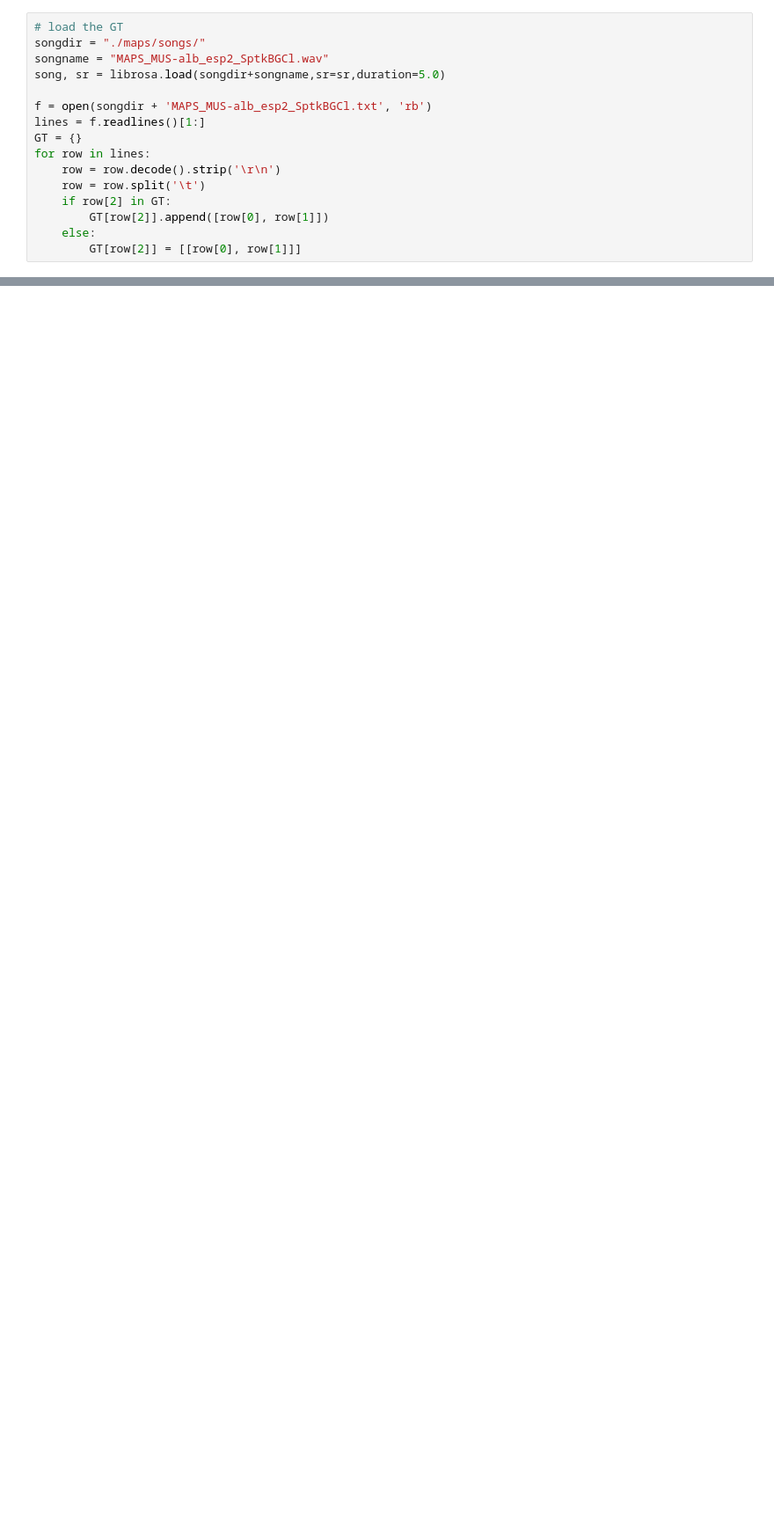
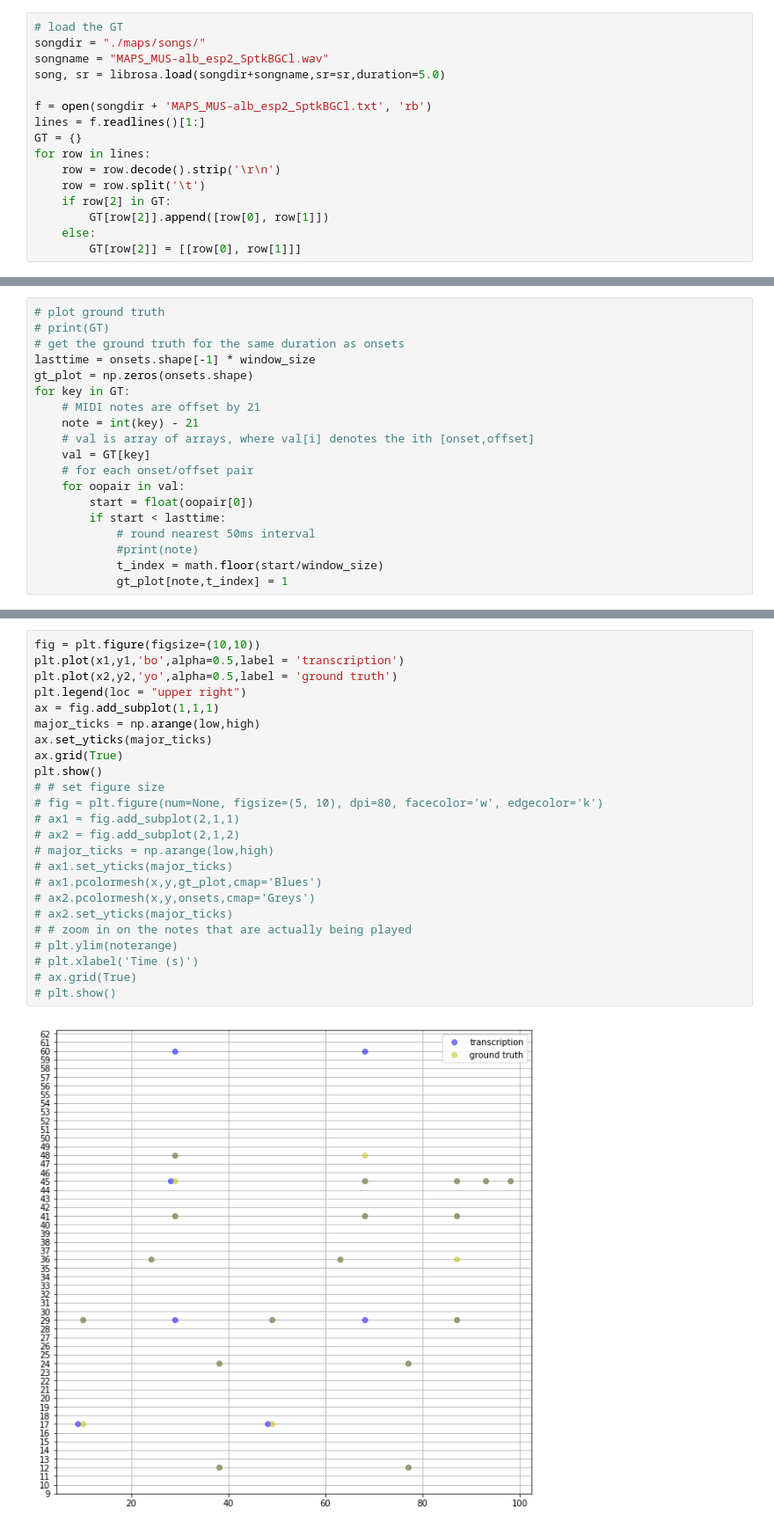
Before and after one commit to conwayzhu/autoscribe, a Jupyter notebook: maps_polyphonic_esp2.ipynb, the cells around one changed output, grey strips where cells are left out. Shown: that part at 88% size. Cells and saved outputs as stored; diff of their text form; blank space fills up the shorter version.

Commit message:
plot overlay

```diff
--- a/maps_polyphonic_esp2.ipynb
+++ b/maps_polyphonic_esp2.ipynb
@@ -169 +148,20 @@ Correct percentage is: 0.8666666666666667
+# %%
+# plot ground truth
+# print(GT)
+# get the ground truth for the same duration as onsets
+lasttime = onsets.shape[-1] * window_size
+gt_plot = np.zeros(onsets.shape)
+for key in GT:
+    # MIDI notes are offset by 21
+    note = int(key) - 21
+    # val is array of arrays, where val[i] denotes the ith [onset,offset]
+    val = GT[key]
+    # for each onset/offset pair
+    for oopair in val:
+        start = float(oopair[0])
+        if start < lasttime:
+            # round nearest 50ms interval
+            #print(note)
+            t_index = math.floor(start/window_size)
+            gt_plot[note,t_index] = 1
 # %%
@@ -199,0 +268,26 @@ ax.grid(True)
+# %%
+fig = plt.figure(figsize=(10,10))
+plt.plot(x1,y1,'bo',alpha=0.5,label = 'transcription')
+plt.plot(x2,y2,'yo',alpha=0.5,label = 'ground truth')
+plt.legend(loc = "upper right")
+ax = fig.add_subplot(1,1,1)
+major_ticks = np.arange(low,high)
+ax.set_yticks(major_ticks)
+ax.grid(True)
+plt.show()
+# # set figure size
+# fig = plt.figure(num=None, figsize=(5, 10), dpi=80, facecolor='w', edgecolor='k')
+# ax1 = fig.add_subplot(2,1,1)
+# ax2 = fig.add_subplot(2,1,2)
+# major_ticks = np.arange(low,high)
+# ax1.set_yticks(major_ticks)
+# ax1.pcolormesh(x,y,gt_plot,cmap='Blues')
+# ax2.pcolormesh(x,y,onsets,cmap='Greys')
+# ax2.set_yticks(major_ticks)
+# # zoom in on the notes that are actually being played
+# plt.ylim(noterange)
+# plt.xlabel('Time (s)')
+# ax.grid(True)
+# plt.show()
+# %% [output]
+[figure, added]
```
Also changed, not shown: parts of 7 cells of this notebook.
